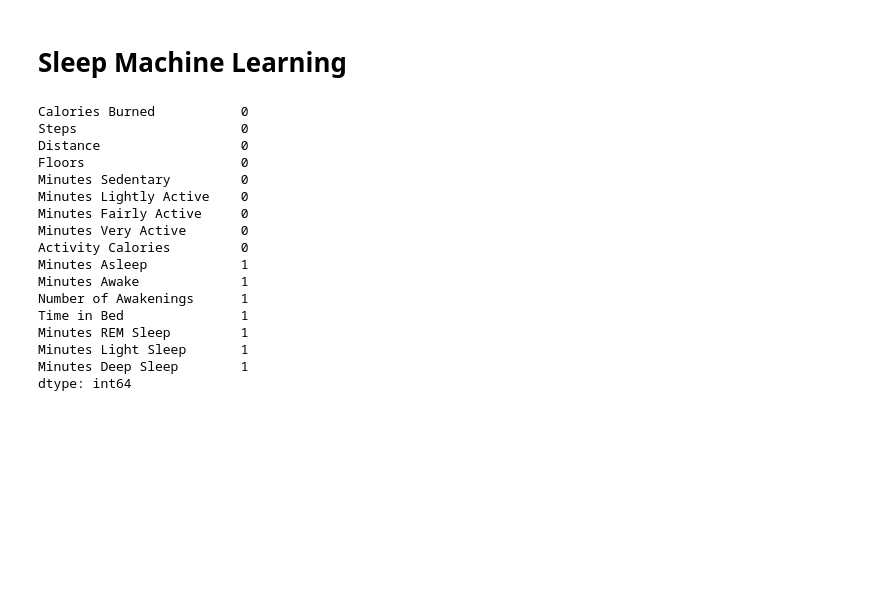
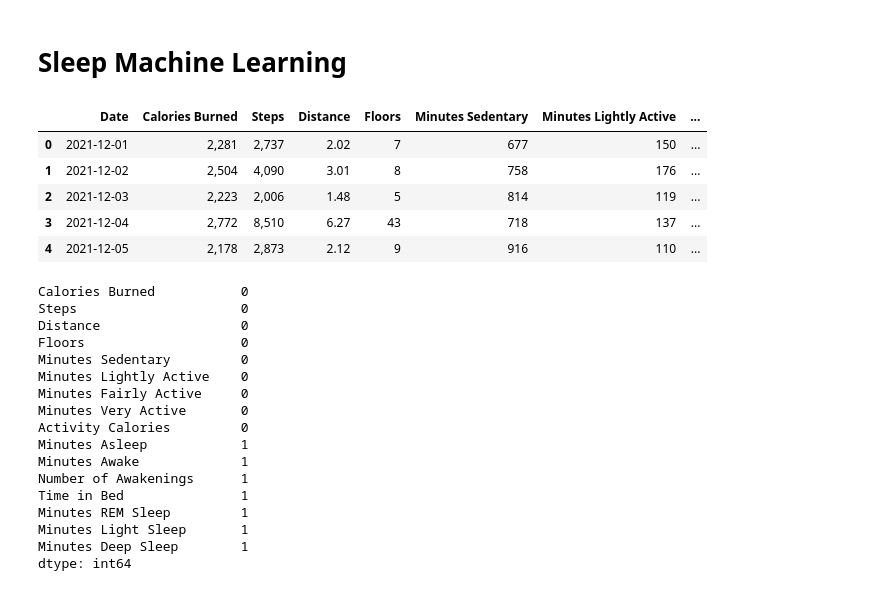
Before and after one commit to rorrostieta/sleep, a Jupyter notebook: sleep_ML.ipynb, the cells around one changed output. Saved outputs shown, nothing was run; the diff lists cells and outputs as text; code cells hidden in the pictures; blank space fills up the shorter version.

```diff
--- a/sleep_ML.ipynb
+++ b/sleep_ML.ipynb
@@ -9,5 +10,13 @@ from sklearn.decomposition import PCA
 # %%
 data = pd.read_csv('./data/SleepData_Fitbit.csv', skiprows=1)
+data.head()
+# %% [output]
+|  | Date | Calories Burned | Steps | Distance | Floors | Minutes Sedentary | Minutes Lightly Active | ... |
+| 0 | 2021-12-01 | 2,281 | 2,737 | 2.02 | 7 | 677 | 150 | ... |
+| 1 | 2021-12-02 | 2,504 | 4,090 | 3.01 | 8 | 758 | 176 | ... |
+| 2 | 2021-12-03 | 2,223 | 2,006 | 1.48 | 5 | 814 | 119 | ... |
+| 3 | 2021-12-04 | 2,772 | 8,510 | 6.27 | 43 | 718 | 137 | ... |
+| 4 | 2021-12-05 | 2,178 | 2,873 | 2.12 | 9 | 916 | 110 | ... |
 # %%
 drop_columns = ['Date','Start Time', 'End Time']
 interest_data = data.drop(drop_columns, axis=1)
```
Also changed, not shown: parts of 3 cells of this notebook.
